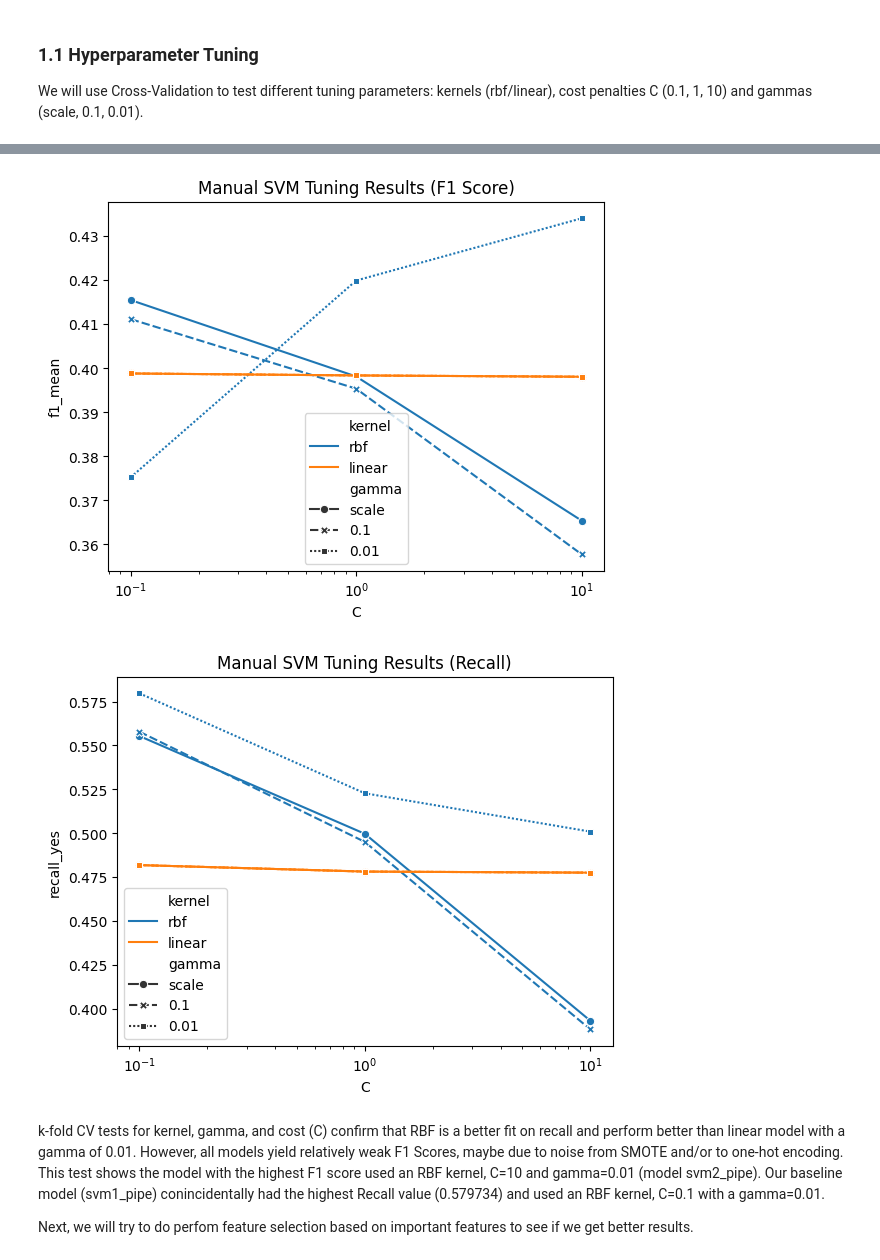
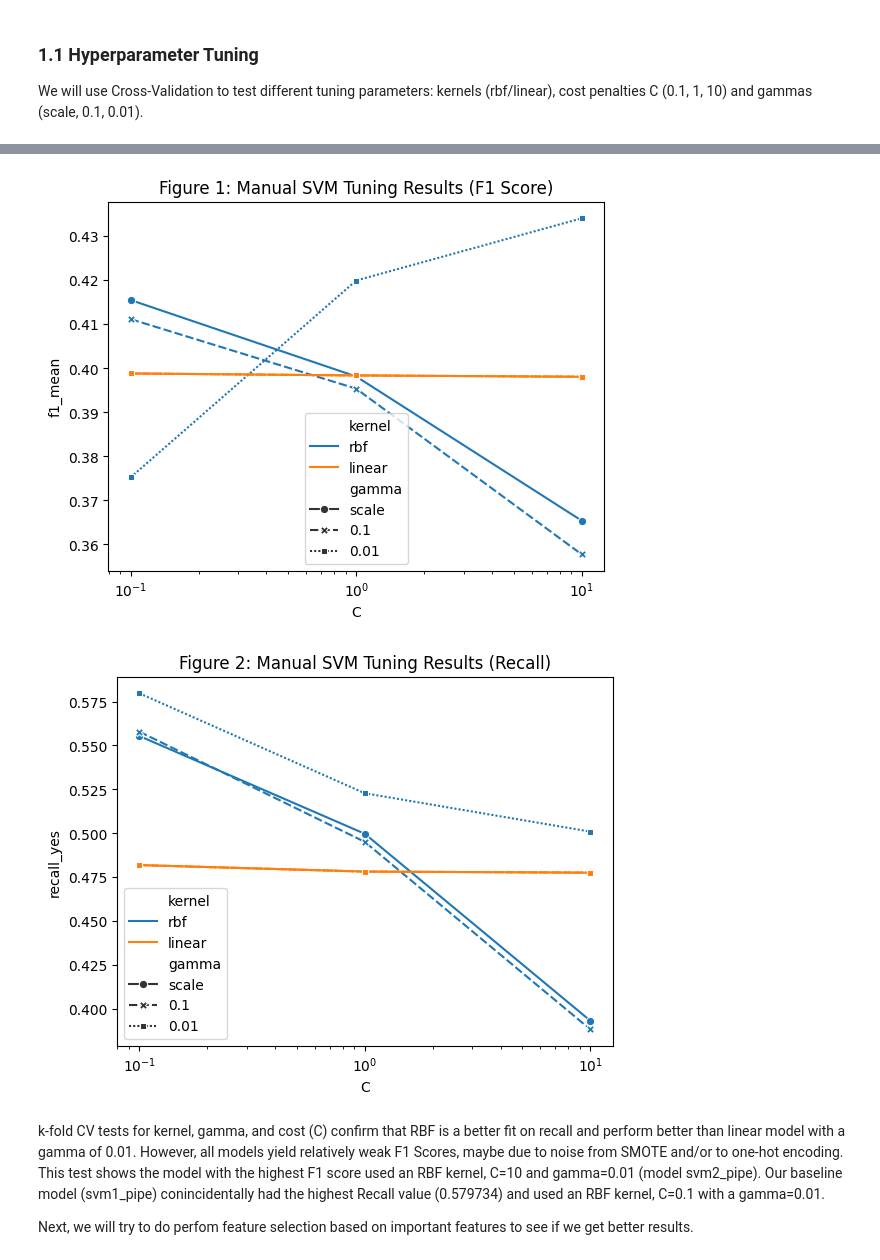
Before and after one commit to mcastro64/Data622, a Jupyter notebook: Assignment3/MC-Assignment3-SVM.ipynb, the cells around one changed output, grey strips where cells are left out. Saved outputs shown, nothing was run; the diff lists cells and outputs as text; code cells hidden in the pictures.

```diff
--- a/Assignment3/MC-Assignment3-SVM.ipynb
+++ b/Assignment3/MC-Assignment3-SVM.ipynb
@@ -219,21 +263,20 @@ print(pd.DataFrame(results))
 # %%
 # show f1 chart
-results_df = pd.DataFrame(results)
 
 sns.lineplot(data=results_df, x='C', y='f1_mean', hue='kernel', style='gamma', markers=True)
 plt.xscale('log')
-plt.title('Manual SVM Tuning Results (F1 Score)')
+plt.title('Figure 1: Manual SVM Tuning Results (F1 Score)')
 plt.show()
 # %% [output]
-[figure, old version]
+[figure, new version]
 # %%
 # show recal chart
 sns.lineplot(data=results_df, x='C', y='recall_yes', hue='kernel', style='gamma', markers=True)
 plt.xscale('log')
-plt.title('Manual SVM Tuning Results (Recall)')
+plt.title('Figure 2: Manual SVM Tuning Results (Recall)')
 plt.show()
 # %% [output]
-[figure, old version]
+[figure, new version]
 # %% [markdown]
 k-fold CV tests for kernel, gamma, and cost (C) confirm that RBF is a better fit on recall and perform better than linear model with a gamma of 0.01. However, all models yield relatively weak F1 Scores, maybe due to noise from SMOTE and/or to one-hot encoding. This test shows the model with the highest F1 score used an RBF kernel, C=10 and gamma=0.01 (model svm2_pipe). Our baseline model (svm1_pipe) conincidentally had the highest Recall value (0.579734) and used an RBF kernel, C=0.1 with a gamma=0.01.
 
```
Also changed, not shown: parts of 12 cells of this notebook, 4 other files.
